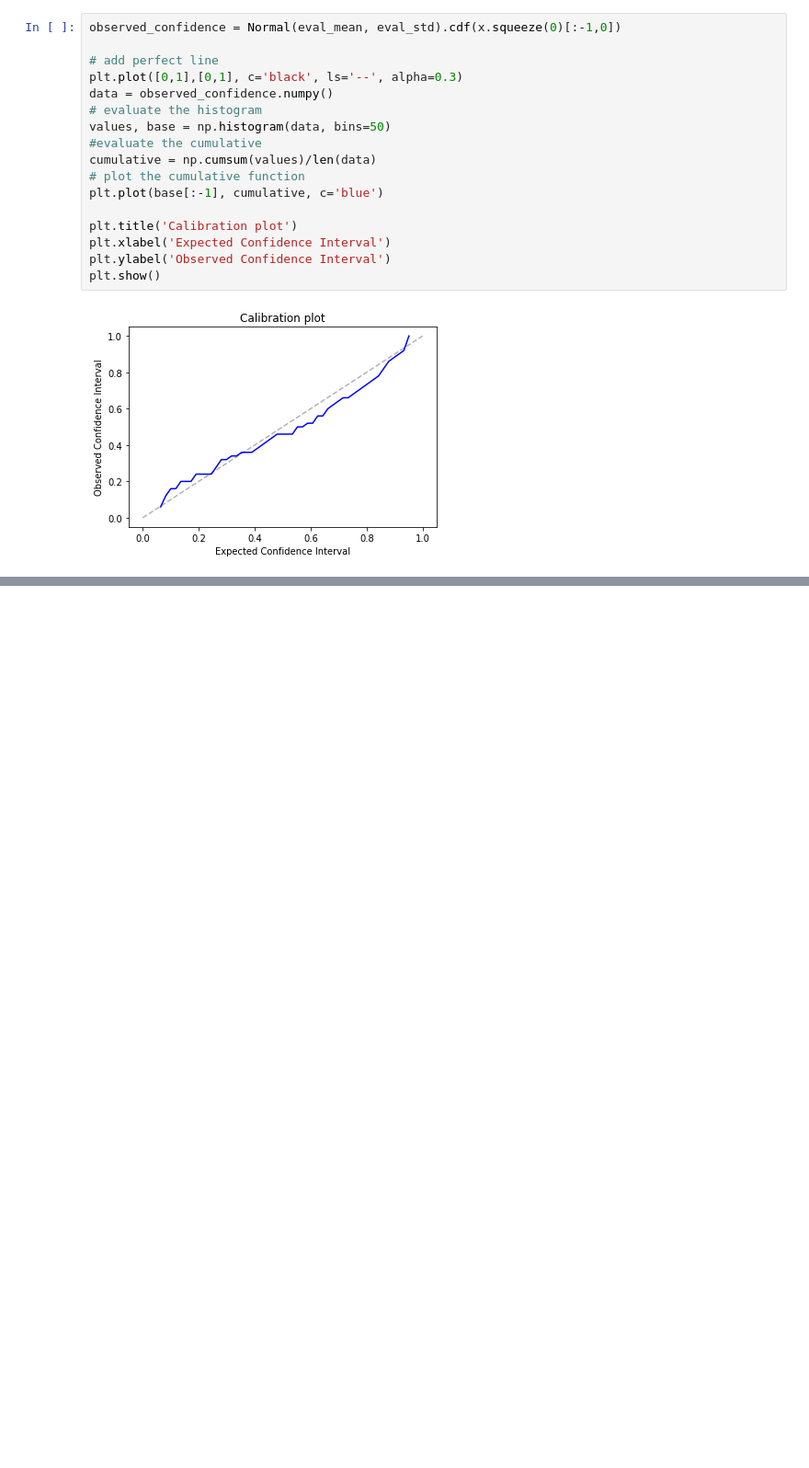
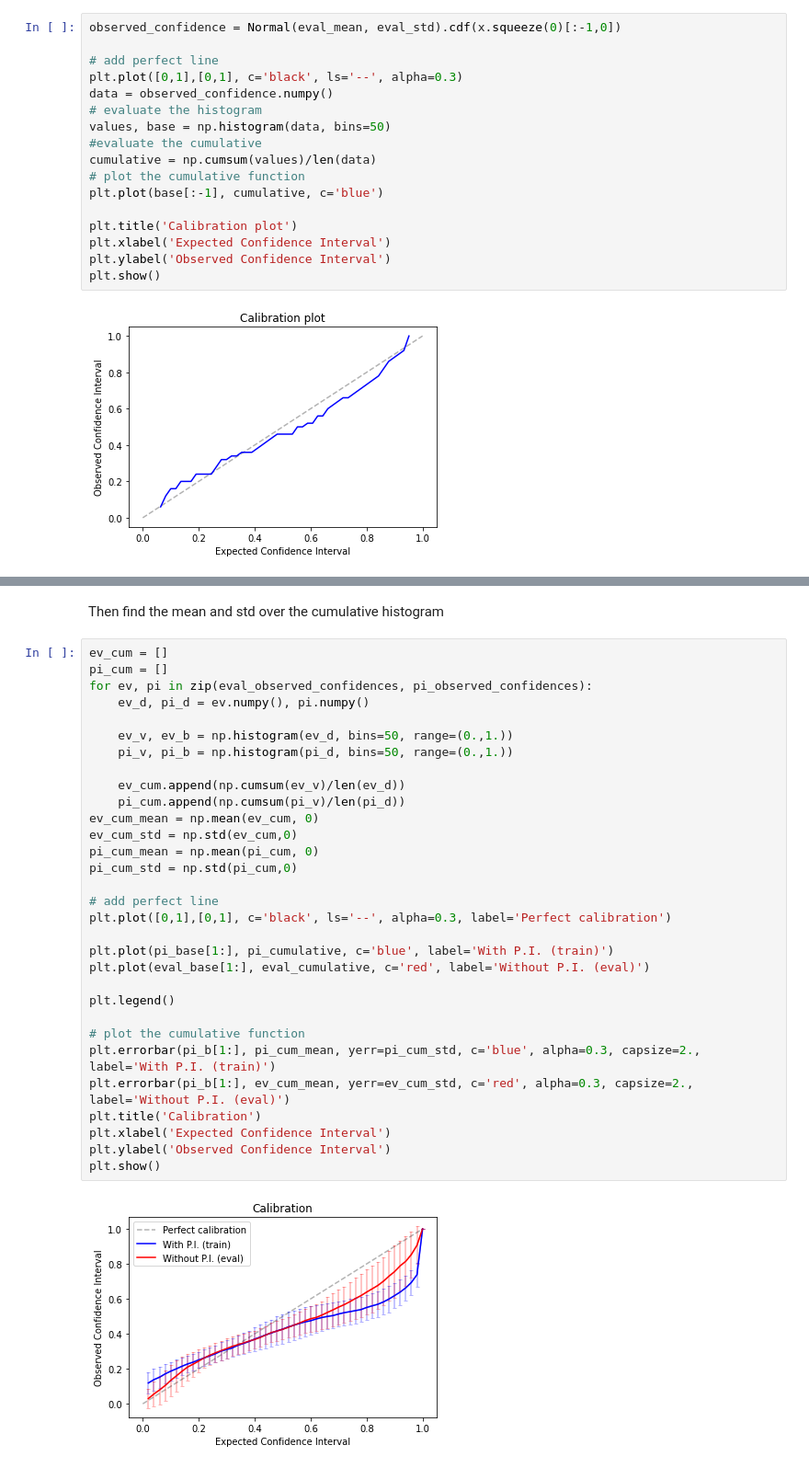
Before and after one commit to bjd39/lupi-ndp, a Jupyter notebook: notebooks/(clean) LUPI-NDP for damped coupled oscillators.ipynb, the cells around one changed output, grey strips where cells are left out. Shown: that part at 92% size. Drawn from its saved outputs; the diff is of its cells as text; blank space fills up the shorter version.

Commit message:
calibration plots for lupi model

```diff
--- a/notebooks/(clean) LUPI-NDP for damped coupled oscillators.ipynb
+++ b/notebooks/(clean) LUPI-NDP for damped coupled oscillators.ipynb
@@ -839,0 +889,35 @@ plt.show()
+# %% [markdown]
+Then find the mean and std over the cumulative histogram
+# %%
+ev_cum = []
+pi_cum = []
+for ev, pi in zip(eval_observed_confidences, pi_observed_confidences):
+    ev_d, pi_d = ev.numpy(), pi.numpy()
+
+    ev_v, ev_b = np.histogram(ev_d, bins=50, range=(0.,1.))
+    pi_v, pi_b = np.histogram(pi_d, bins=50, range=(0.,1.))
+
+    ev_cum.append(np.cumsum(ev_v)/len(ev_d))
+    pi_cum.append(np.cumsum(pi_v)/len(pi_d))
+ev_cum_mean = np.mean(ev_cum, 0)
+ev_cum_std = np.std(ev_cum,0)
+pi_cum_mean = np.mean(pi_cum, 0)
+pi_cum_std = np.std(pi_cum,0)
+
+# add perfect line
+plt.plot([0,1],[0,1], c='black', ls='--', alpha=0.3, label='Perfect calibration')
+
+plt.plot(pi_base[1:], pi_cumulative, c='blue', label='With P.I. (train)')
+plt.plot(eval_base[1:], eval_cumulative, c='red', label='Without P.I. (eval)')
+
+plt.legend()
+
+# plot the cumulative function
+plt.errorbar(pi_b[1:], pi_cum_mean, yerr=pi_cum_std, c='blue', alpha=0.3, capsize=2., label='With P.I. (train)')
+plt.errorbar(pi_b[1:], ev_cum_mean, yerr=ev_cum_std, c='red', alpha=0.3, capsize=2., label='Without P.I. (eval)')
+plt.title('Calibration')
+plt.xlabel('Expected Confidence Interval')
+plt.ylabel('Observed Confidence Interval')
+plt.show()
+# %% [output]
+[figure, added]
```
Also changed, not shown: parts of 8 cells of this notebook, 1 other file.
